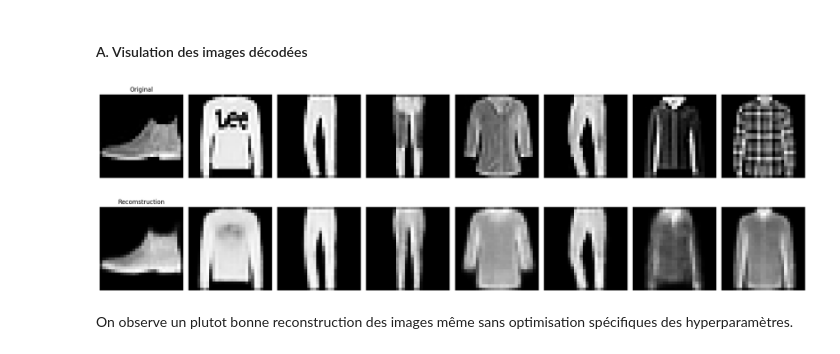
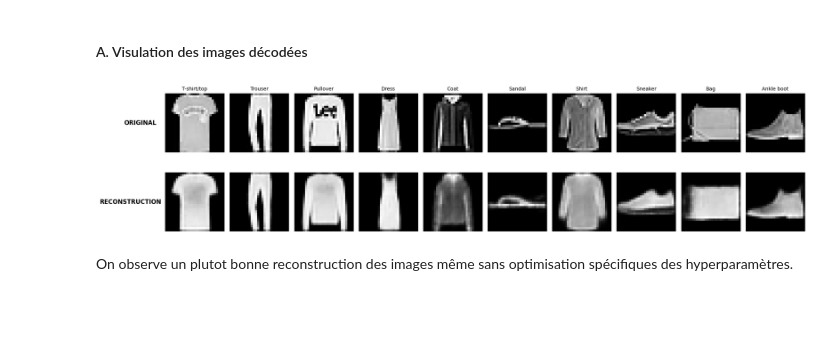
Before and after one commit to albanevergnes/HDDL, a Jupyter notebook: Rapport_Projet2.ipynb, the cells around one changed output. Cells and saved outputs as stored; diff of their text form; code cells hidden in the pictures; blank space fills up the shorter version.

Commit message:
ajout maths + generation final image

```diff
--- a/Rapport_Projet2.ipynb
+++ b/Rapport_Projet2.ipynb
@@ -461,51 +600,87 @@ Entraînement terminé.
 #### A. Visulation des images décodées
 # %%
 
-def image_comparison(original_images, reconstructions, n_images=6):
-    """Plots the original images and its reconstructions for comparison
+def image_comparison_classes(original_images, reconstructions, class_names):
+    """Affiche les originaux et reconstructions pour chaque classe"""
+    n_classes = len(original_images)
+    fig, ax = plt.subplots(2, n_classes, figsize=(20, 5))
 
-    Args:
-        original_image (torch.Tensor): The original images
-        reconstructions (torch.Tensor): Reconstruction of the original images
-    """
-    fig, ax = plt.subplots(2, n_images, figsize=(20, 7))
-
-    for i in range(n_images):
-        # Plot original images
+    for i in range(n_classes):
+        # Originaux
         ax[0, i].imshow(original_images[i], cmap='gray')
         ax[0, i].axis('off')
-        ax[0, 0].set_title('Original')
+        ax[0, i].set_title(class_names[i], fontsize=10)
 
-        # Reconstructed images
+        # Reconstructions
         ax[1, i].imshow(reconstructions[i], cmap='gray')
         ax[1, i].axis('off')
-        ax[1, 0].set_title('Recomstruction')
+
+# Placement des labels de ligne sur le premier axe de chaque ligne
+    ax[0, 0].axis('on') # Réactiver temporairement pour placer le label
+    ax[0, 0].set_ylabel('ORIGINAL', rotation=0, labelpad=50, verticalalignment='center', fontweight='bold', fontsize=12)
+    ax[0, 0].set_xticks([])
+    ax[0, 0].set_yticks([])
+    ax[0, 0].spines['top'].set_visible(False)
+    ax[0, 0].spines['right'].set_visible(False)
+    ax[0, 0].spines['bottom'].set_visible(False)
+    ax[0, 0].spines['left'].set_visible(False)
+
+    ax[1, 0].axis('on')
+    ax[1, 0].set_ylabel('RECONSTRUCTION', rotation=0, labelpad=70, verticalalignment='center', fontweight='bold', fontsize=12)
+    ax[1, 0].set_xticks([])
+    ax[1, 0].set_yticks([])
+    ax[1, 0].spines['top'].set_visible(False)
+    ax[1, 0].spines['right'].set_visible(False)
+    ax[1, 0].spines['bottom'].set_visible(False)
+    ax[1, 0].spines['left'].set_visible(False)
 
     plt.tight_layout()
     plt.show()
 
+# 1. Extraction d'une image par classe (0 à 9)
+class_indices = []
+found_classes = set()
 
-# 1. Récupérer un batch de données de test
-batch_images, batch_labels = next(iter(test_loader))
+# On parcourt le dataset pour trouver le premier index de chaque classe
+for idx, (_, label) in enumerate(test_loader.dataset):
+    if label not in found_classes:
+        class_indices.append(idx)
+        found_classes.add(label)
+    if len(found_classes) == 10:
+        break
 
-# 2. Sélectionner un échantillon (ex: les 8 premières images)
-n_samples = 8
-inputs = batch_images[:n_samples].to(device)
-labels = batch_labels[:n_samples].to(device)
+# Trier par ordre de classe (0-9)
+class_indices.sort(key=lambda x: test_loader.dataset[x][1])
 
-# 3. Obtenir les reconstructions
-cvae.eval() # Mode évaluation (désactive BatchNorm)
+# 2. Préparation des données
+inputs = []
+labels = []
+for idx in class_indices:
+    img, lbl = test_loader.dataset[idx]
+    inputs.append(img)
+    labels.append(lbl)
+
+inputs = torch.stack(inputs).to(device)
+labels = torch.tensor(labels).to(device)
+
+# 3. Inférence
+cvae.eval()
 with torch.no_grad():
-    recons, _, _ = cvae(inputs, labels) #encodage et decodage des 8 images
+    recons, _, _ = cvae(inputs, labels)
 
-# 4. Préparation pour l'affichage (CPU + Numpy)
-# On passe de [N, 1, 28, 28] à [N, 28, 28] avec squeeze()
+# 4. Conversion pour affichage
 original_images = inputs.cpu().numpy().squeeze()
 reconstructed_images = recons.cpu().numpy().squeeze()
 
-image_comparison(original_images, reconstructed_images, n_images=n_samples)
+# Noms des classes Fashion MNIST
+fashion_classes = [
+    'T-shirt/top', 'Trouser', 'Pullover', 'Dress', 'Coat',
+    'Sandal', 'Shirt', 'Sneaker', 'Bag', 'Ankle boot'
+]
+
+image_comparison_classes(original_images, reconstructed_images, fashion_classes)
 # %% [output]
-[figure, old version]
+[figure, new version]
 # %% [markdown]
 On observe un plutot bonne reconstruction des images même sans optimisation spécifiques des hyperparamètres.
 # %% [markdown]
```
Also changed, not shown: parts of 17 cells of this notebook.
